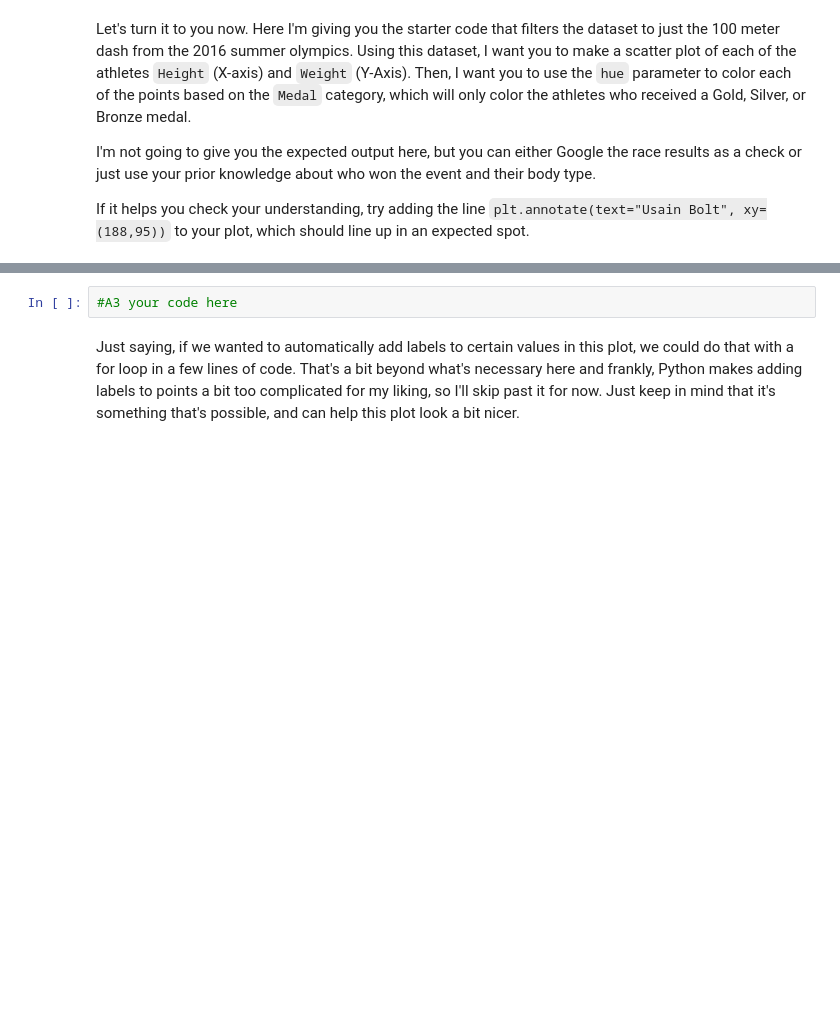
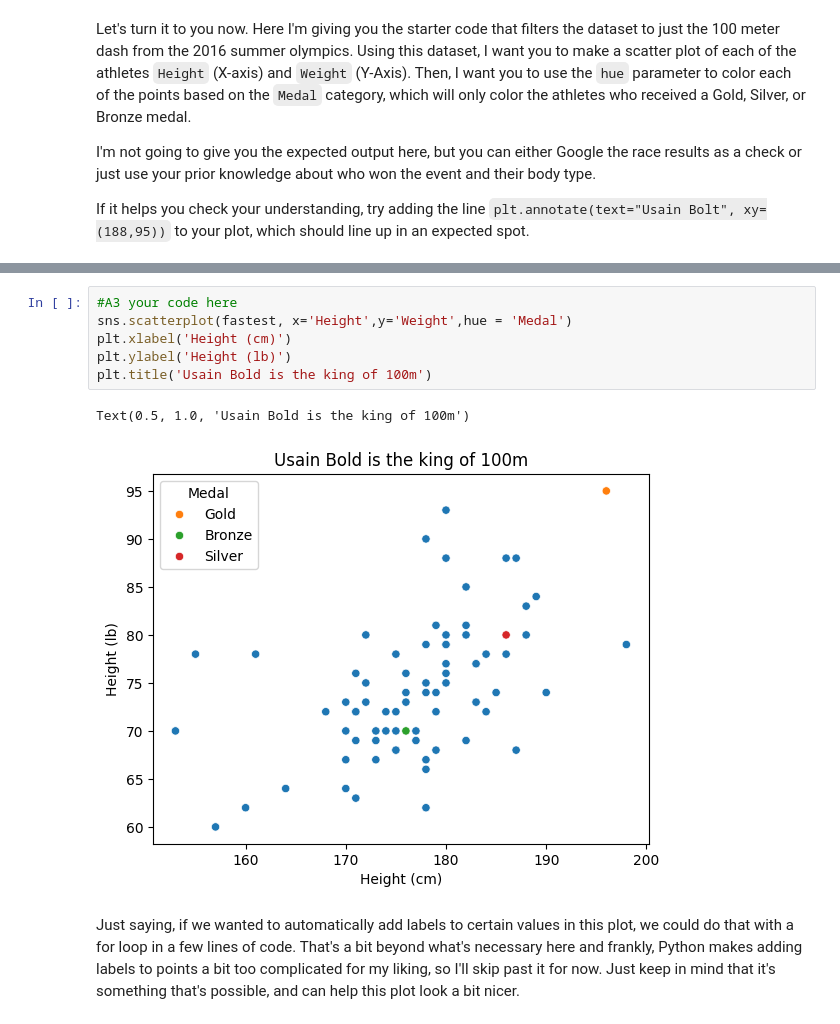
Before and after one commit to xyjsteven15/cdj_nme, a Jupyter notebook: workbook3.ipynb, the cells around one changed output, grey strips where cells are left out. Saved outputs shown, nothing was run; the diff lists cells and outputs as text; blank space fills up the shorter version.

```diff
--- a/workbook3.ipynb
+++ b/workbook3.ipynb
@@ -176,8 +226,15 @@ fastest.head()
 | 2 | 1421 | Masbah Ahmmed | M | 21.0 | NaN | NaN | Bangladesh | BAN | 2016 Summer | 2016 | Summer | ... |
 | 3 | 1946 | Barakat Mubarak Al-Harthi | M | 28.0 | 173.0 | 67.0 | Oman | OMA | 2016 Summer | 2016 | Summer | ... |
 | 4 | 5561 | Nickel Ashmeade | M | 26.0 | 183.0 | 77.0 | Jamaica | JAM | 2016 Summer | 2016 | Summer | ... |
-# %%
-#A3 your code here
+# %%
+#A3 your code here
+sns.scatterplot(fastest, x='Height',y='Weight',hue = 'Medal')
+plt.xlabel('Height (cm)')
+plt.ylabel('Height (lb)')
+plt.title('Usain Bold is the king of 100m')
+# %% [output]
+Text(0.5, 1.0, 'Usain Bold is the king of 100m')
+[figure, added]
 # %% [markdown]
 Just saying, if we wanted to automatically add labels to certain values in this plot, we could do that with a for loop in a few lines of code. That's a bit beyond what's necessary here and frankly, Python makes adding labels to points a bit too complicated for my liking, so I'll skip past it for now. Just keep in mind that it's something that's possible, and can help this plot look a bit nicer.
 # %% [markdown]
```
Also changed, not shown: parts of 12 cells of this notebook.
